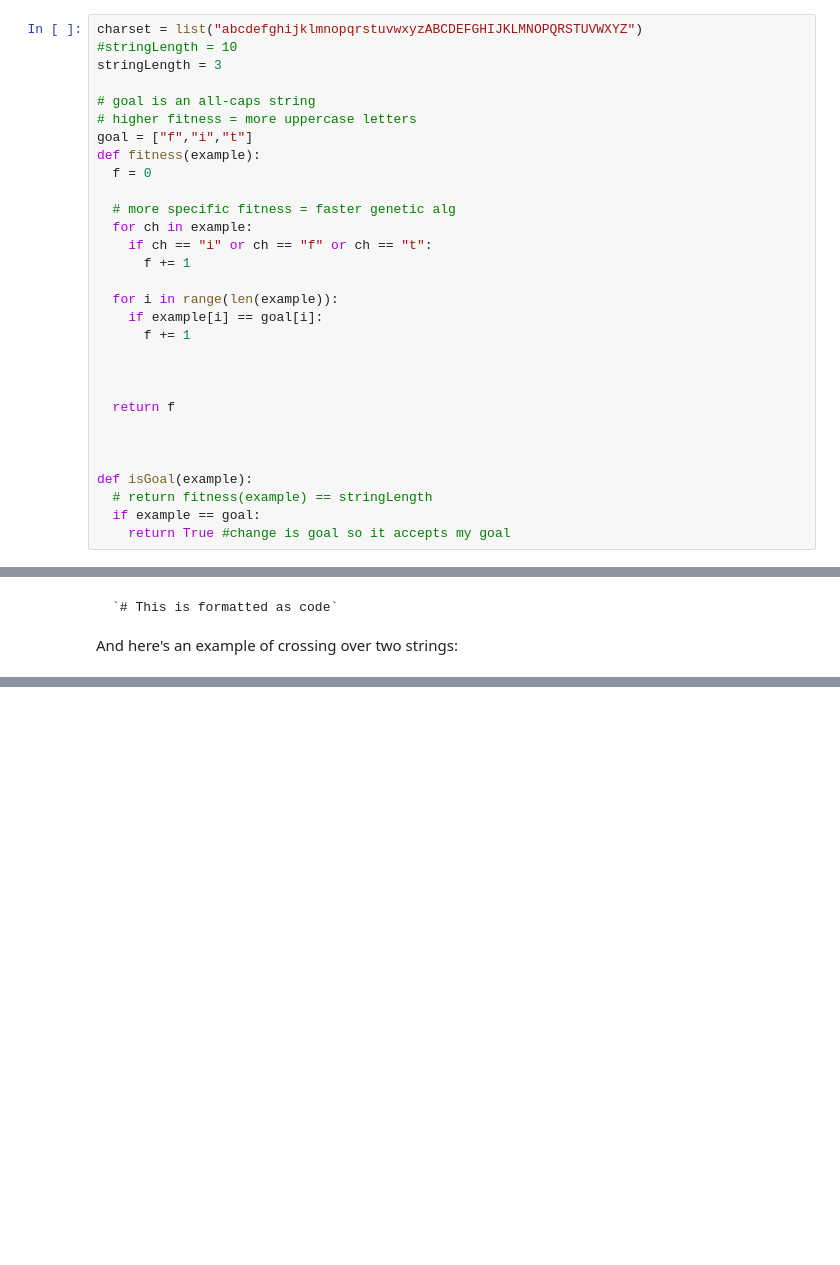
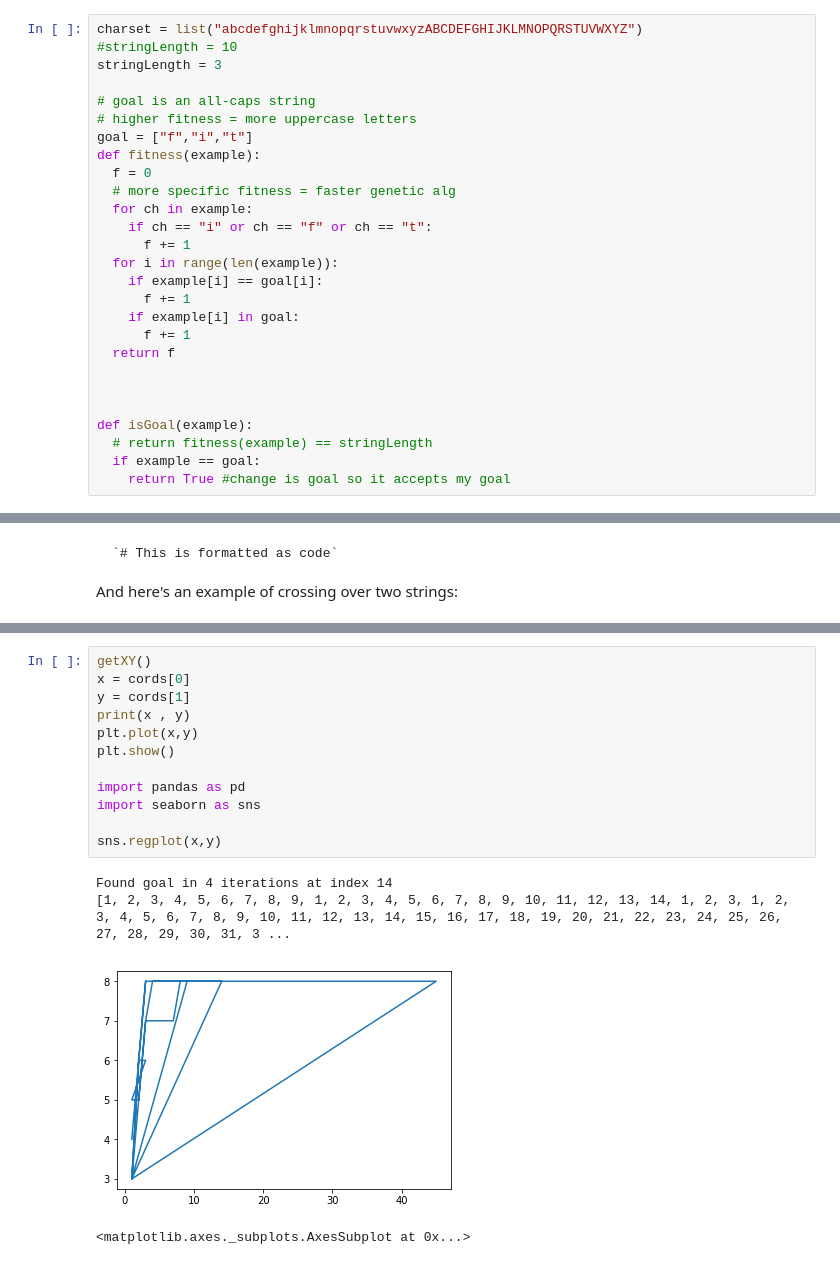
Before and after one commit to isabellasims/Genetic-algorithm, a Jupyter notebook: Evolutionary_Computation.ipynb, the cells around one changed output, grey strips where cells are left out. Drawn from its saved outputs; the diff is of its cells as text; blank space fills up the shorter version.

Commit message:
graphs

```diff
--- a/Evolutionary_Computation.ipynb
+++ b/Evolutionary_Computation.ipynb
@@ -23,18 +26,15 @@ stringLength = 3
 goal = ["f","i","t"]
 def fitness(example):
   f = 0
-
   # more specific fitness = faster genetic alg
   for ch in example:
     if ch == "i" or ch == "f" or ch == "t":
       f += 1
-
   for i in range(len(example)):
     if example[i] == goal[i]:
       f += 1
-
-
-
+    if example[i] in goal:
+      f += 1
   return f
 
 
@@ -111,0 +164,17 @@ def geneticAlgorithm():
+# %%
+getXY()
+x = cords[0]
+y = cords[1]
+print(x , y)
+plt.plot(x,y)
+plt.show()
+
+import pandas as pd
+import seaborn as sns
+
+sns.regplot(x,y)
+# %% [output]
+Found goal in 4 iterations at index 14
+[1, 2, 3, 4, 5, 6, 7, 8, 9, 1, 2, 3, 4, 5, 6, 7, 8, 9, 10, 11, 12, 13, 14, 1, 2, 3, 1, 2, 3, 4, 5, 6, 7, 8, 9, 10, 11, 12, 13, 14, 15, 16, 17, 18, 19, 20, 21, 22, 23, 24, 25, 26, 27, 28, 29, 30, 31, 3 ...
+[figure, added]
+<matplotlib.axes._subplots.AxesSubplot at 0x...>
```
Also changed, not shown: parts of 6 cells of this notebook.
